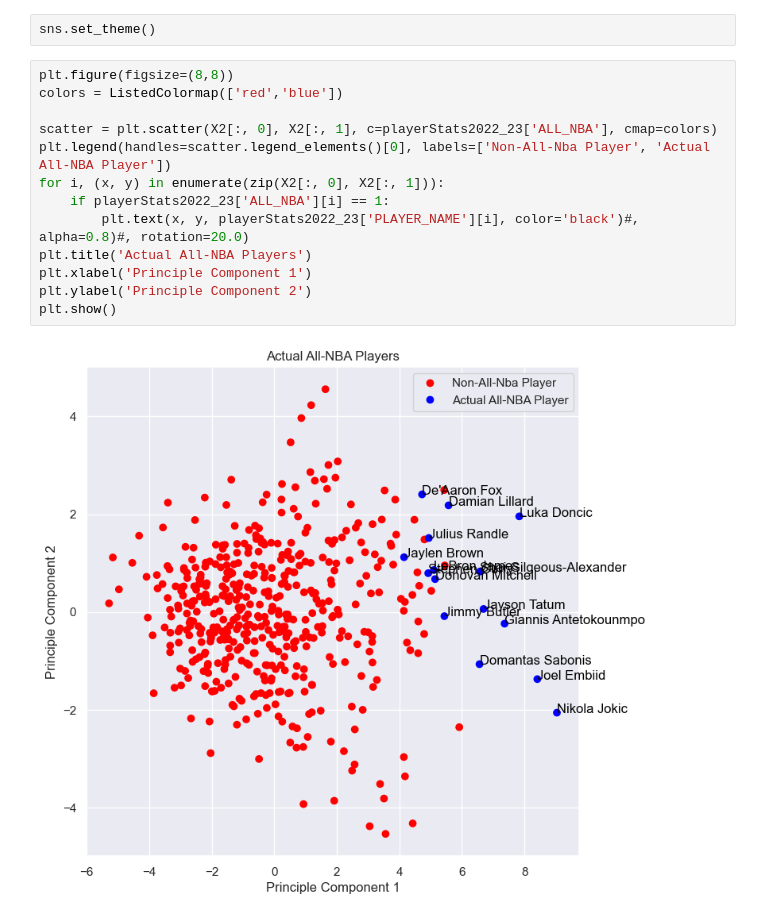
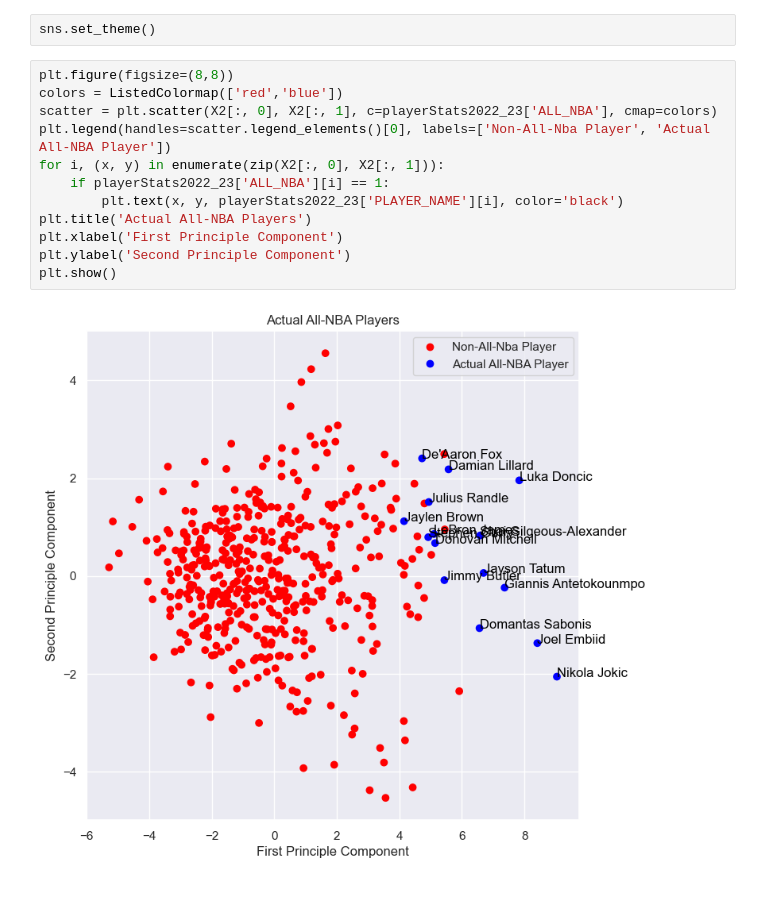
Before and after one commit to MikaelKaas/All-NBA_Award_Predictions, a Jupyter notebook: 6-make_predictions.ipynb, the cells around one changed output. Saved outputs shown, nothing was run; the diff lists cells and outputs as text.

```diff
--- a/6-make_predictions.ipynb
+++ b/6-make_predictions.ipynb
@@ -176,16 +181,15 @@ sns.set_theme()
 # %%
 plt.figure(figsize=(8,8))
 colors = ListedColormap(['red','blue'])
-
 scatter = plt.scatter(X2[:, 0], X2[:, 1], c=playerStats2022_23['ALL_NBA'], cmap=colors)
 plt.legend(handles=scatter.legend_elements()[0], labels=['Non-All-Nba Player', 'Actual All-NBA Player'])
 for i, (x, y) in enumerate(zip(X2[:, 0], X2[:, 1])):
     if playerStats2022_23['ALL_NBA'][i] == 1:
-        plt.text(x, y, playerStats2022_23['PLAYER_NAME'][i], color='black')#, alpha=0.8)#, rotation=20.0)
+        plt.text(x, y, playerStats2022_23['PLAYER_NAME'][i], color='black')
 plt.title('Actual All-NBA Players')
-plt.xlabel('Principle Component 1')
-plt.ylabel('Principle Component 2')
+plt.xlabel('First Principle Component')
+plt.ylabel('Second Principle Component')
 plt.show()
 # %% [output]
-[figure, old version]
+[figure, new version]
 # %%
```
Also changed, not shown: parts of 7 cells of this notebook, 2 other files.
